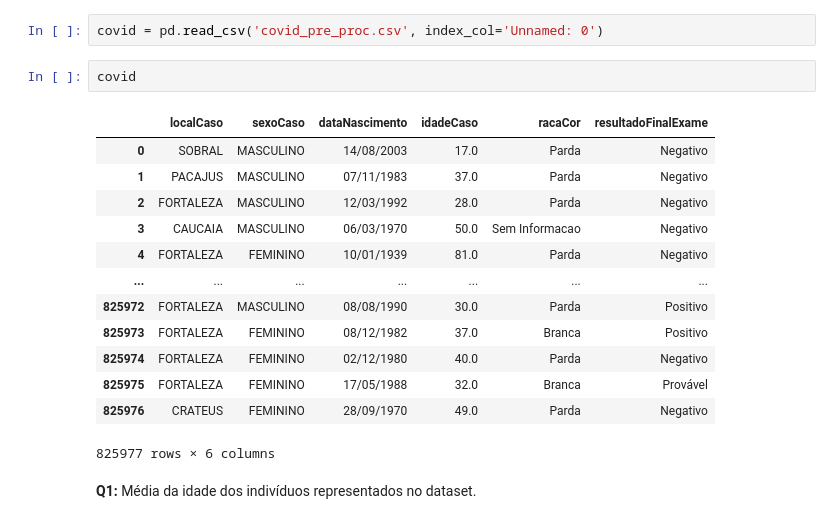
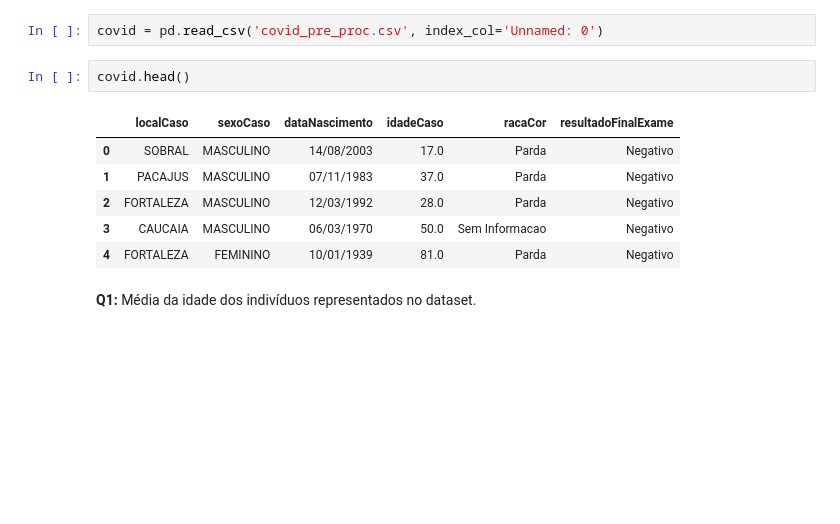
Before and after one commit to Brabissima/disciplina-priv-2022, a Jupyter notebook: Trab 03 - Laplace/Laplace.ipynb, the cells around one changed output. Saved outputs shown, nothing was run; the diff lists cells and outputs as text; blank space fills up the shorter version.

```diff
--- a/Trab 03 - Laplace/Laplace.ipynb
+++ b/Trab 03 - Laplace/Laplace.ipynb
@@ -7,21 +7,14 @@ import seaborn as sns
 # %%
 covid = pd.read_csv('covid_pre_proc.csv', index_col='Unnamed: 0')
 # %%
-covid
+covid.head()
 # %% [output]
 |  | localCaso | sexoCaso | dataNascimento | idadeCaso | racaCor | resultadoFinalExame |
 | 0 | SOBRAL | MASCULINO | 14/08/2003 | 17.0 | Parda | Negativo |
 | 1 | PACAJUS | MASCULINO | 07/11/1983 | 37.0 | Parda | Negativo |
 | 2 | FORTALEZA | MASCULINO | 12/03/1992 | 28.0 | Parda | Negativo |
 | 3 | CAUCAIA | MASCULINO | 06/03/1970 | 50.0 | Sem Informacao | Negativo |
 | 4 | FORTALEZA | FEMININO | 10/01/1939 | 81.0 | Parda | Negativo |
-| ... | ... | ... | ... | ... | ... | ... |
-| 825972 | FORTALEZA | MASCULINO | 08/08/1990 | 30.0 | Parda | Positivo |
-| 825973 | FORTALEZA | FEMININO | 08/12/1982 | 37.0 | Branca | Positivo |
-| 825974 | FORTALEZA | FEMININO | 02/12/1980 | 40.0 | Parda | Negativo |
-| 825975 | FORTALEZA | FEMININO | 17/05/1988 | 32.0 | Branca | Provável |
-| 825976 | CRATEUS | FEMININO | 28/09/1970 | 49.0 | Parda | Negativo |
-825977 rows × 6 columns
 # %% [markdown]
 **Q1:** Média da idade dos indivíduos representados no dataset.
 # %%
```
Also changed, not shown: parts of 8 cells of this notebook.
